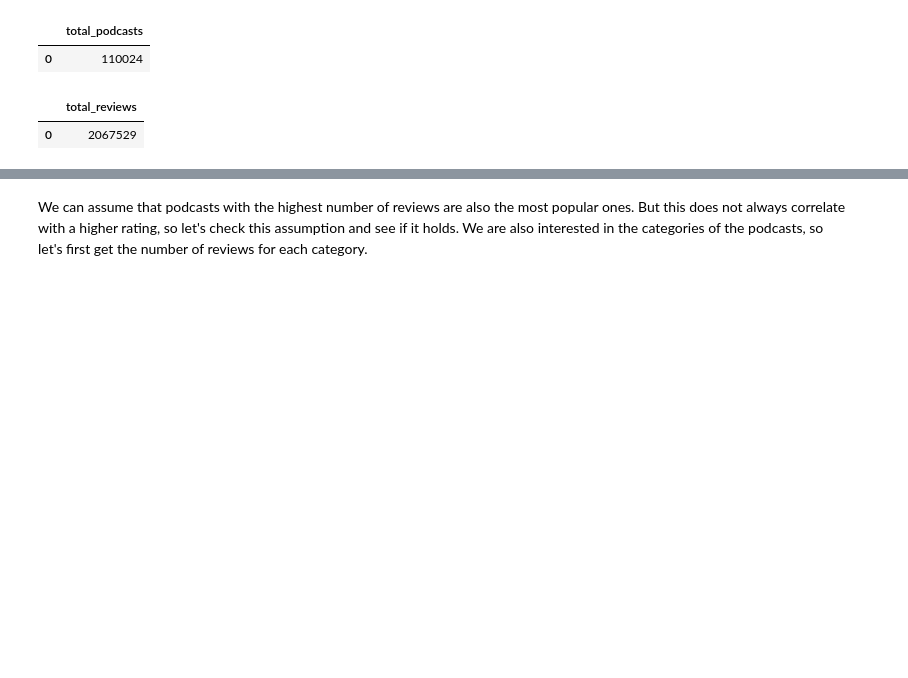
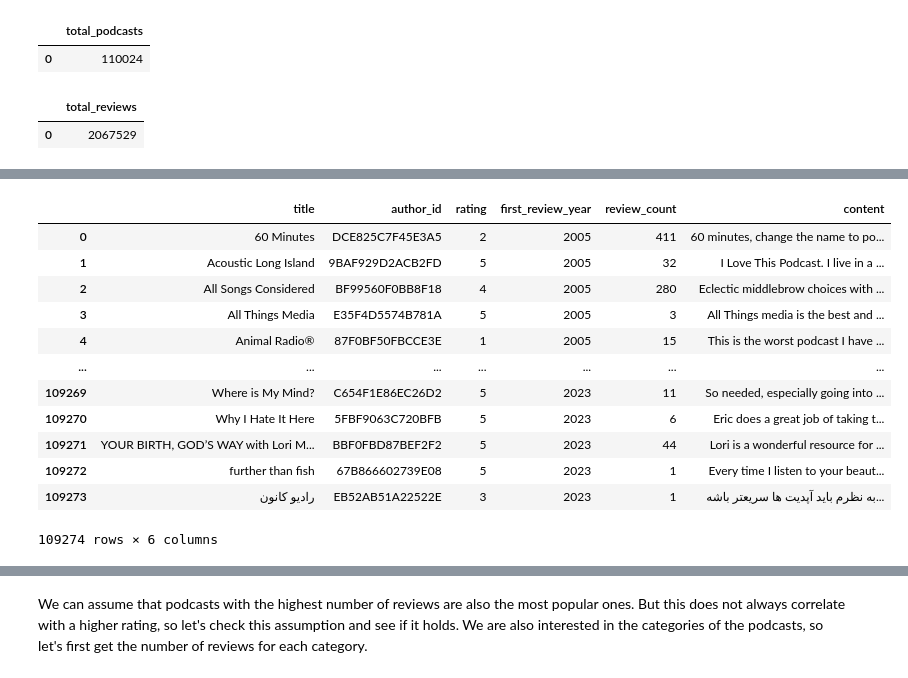
Before and after one commit to alespool/Analyzing-Podcast-Reviews, a Jupyter notebook: data_extraction.ipynb, the cells around one changed output, grey strips where cells are left out. Saved outputs shown, nothing was run; the diff lists cells and outputs as text; code cells hidden in the pictures; blank space fills up the shorter version.

```diff
--- a/data_extraction.ipynb
+++ b/data_extraction.ipynb
@@ -89,0 +125,42 @@ num_reviews.head()
+# %%
+podcast_start_year = pd.read_sql("""
+SELECT
+    title,
+    author_id,
+    rating,
+    first_review_year,
+    review_count,
+    content
+FROM (
+    SELECT
+        p.title,
+        r.author_id,
+        r.rating,
+        STRFTIME("%Y", r.created_at) AS first_review_year,
+        COUNT(*) OVER (PARTITION BY p.title) AS review_count,
+        ROW_NUMBER() OVER (PARTITION BY p.title ORDER BY r.created_at) AS row_num,
+        r.content
+    FROM podcasts p
+    LEFT JOIN reviews r ON p.podcast_id = r.podcast_id
+    LEFT JOIN categories c ON p.podcast_id = c.podcast_id
+) subquery
+WHERE row_num = 1
+GROUP BY first_review_year, title
+ORDER BY first_review_year, title
+""", con)
+
+podcast_start_year
+# %% [output]
+|  | title | author_id | rating | first_review_year | review_count | content |
+| 0 | 60 Minutes | DCE825C7F45E3A5 | 2 | 2005 | 411 | 60 minutes, change the name to po... |
+| 1 | Acoustic Long Island | 9BAF929D2ACB2FD | 5 | 2005 | 32 | I Love This Podcast. I live in a ... |
+| 2 | All Songs Considered | BF99560F0BB8F18 | 4 | 2005 | 280 | Eclectic middlebrow choices with ... |
+| 3 | All Things Media | E35F4D5574B781A | 5 | 2005 | 3 | All Things media is the best and ... |
+| 4 | Animal Radio® | 87F0BF50FBCCE3E | 1 | 2005 | 15 | This is the worst podcast I have ... |
+| ... | ... | ... | ... | ... | ... | ... |
+| 109269 | Where is My Mind? | C654F1E86EC26D2 | 5 | 2023 | 11 | So needed, especially going into ... |
+| 109270 | Why I Hate It Here | 5FBF9063C720BFB | 5 | 2023 | 6 | Eric does a great job of taking t... |
+| 109271 | YOUR BIRTH, GOD’S WAY with Lori M... | BBF0FBD87BEF2F2 | 5 | 2023 | 44 | Lori is a wonderful resource for ... |
+| 109272 | further than fish | 67B866602739E08 | 5 | 2023 | 1 | Every time I listen to your beaut... |
+| 109273 | رادیو کانون | EB52AB51A22522E | 3 | 2023 | 1 | به نظرم باید آپدیت ها سریعتر باشه... |
+109274 rows × 6 columns
```
Also changed, not shown: parts of 23 cells of this notebook.
